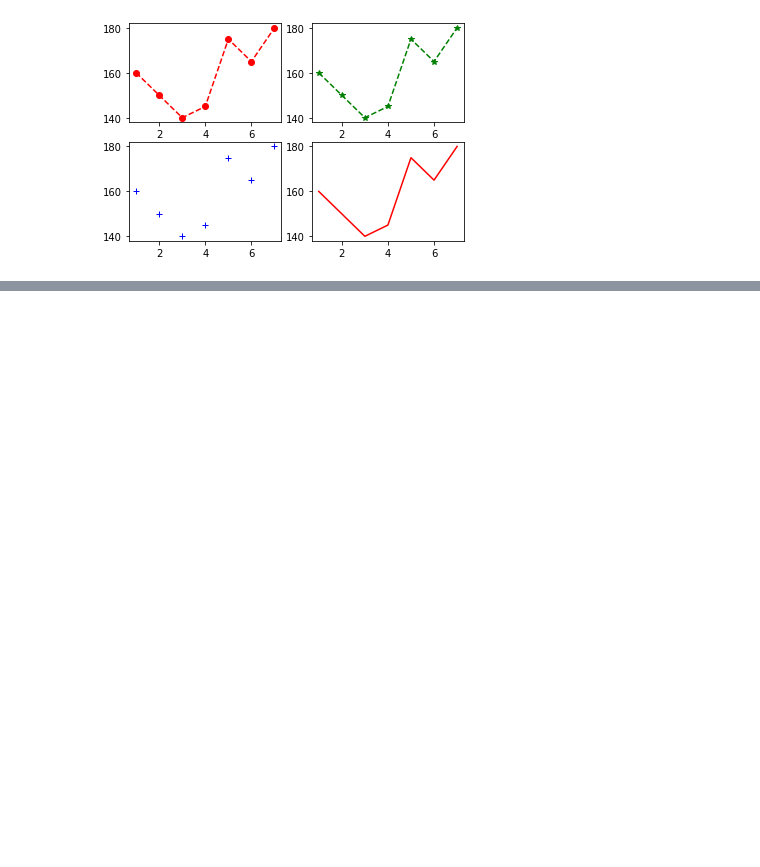
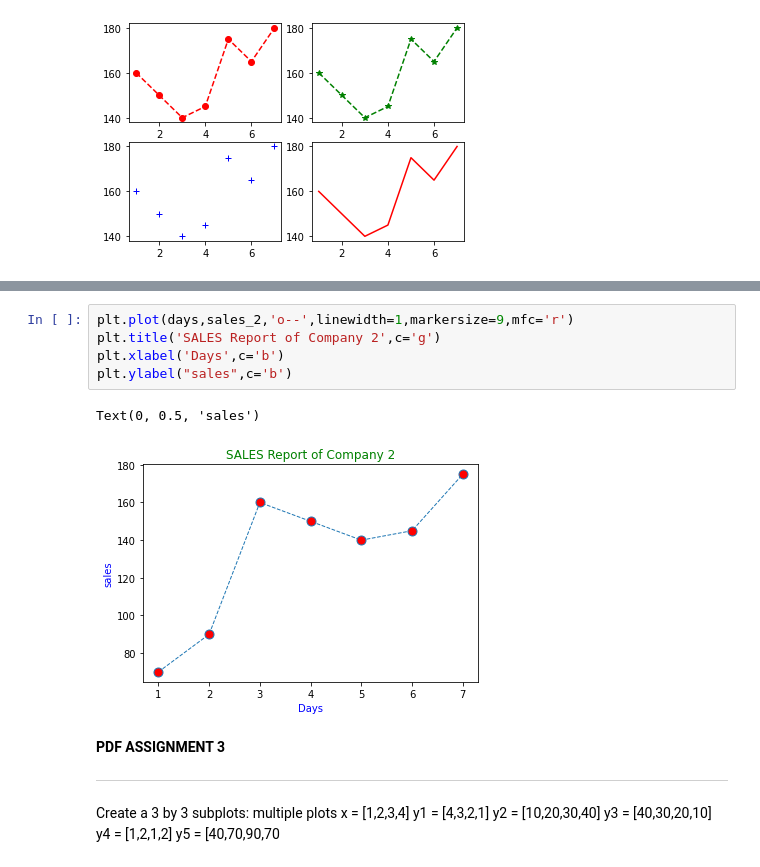
Before and after one commit to LP-Shreya/Assignments-Data_Visualization, a Jupyter notebook: Day1_Assignment.ipynb, the cells around one changed output, grey strips where cells are left out. Saved outputs shown, nothing was run; the diff lists cells and outputs as text; blank space fills up the shorter version.

```diff
--- a/Day1_Assignment.ipynb
+++ b/Day1_Assignment.ipynb
@@ -89,0 +153,20 @@ plt.plot(days,sales,'r')
+# %%
+plt.plot(days,sales_2,'o--',linewidth=1,markersize=9,mfc='r')
+plt.title('SALES Report of Company 2',c='g')
+plt.xlabel('Days',c='b')
+plt.ylabel("sales",c='b')
+# %% [output]
+Text(0, 0.5, 'sales')
+[figure, added]
+# %% [markdown]
+**PDF ASSIGNMENT 3**
+
+---
+ Create a 3 by 3 subplots:
+multiple plots
+x = [1,2,3,4]
+y1 = [4,3,2,1]
+y2 = [10,20,30,40]
+y3 = [40,30,20,10]
+y4 = [1,2,1,2]
+y5 = [40,70,90,70
```
Also changed, not shown: parts of 15 cells of this notebook.
